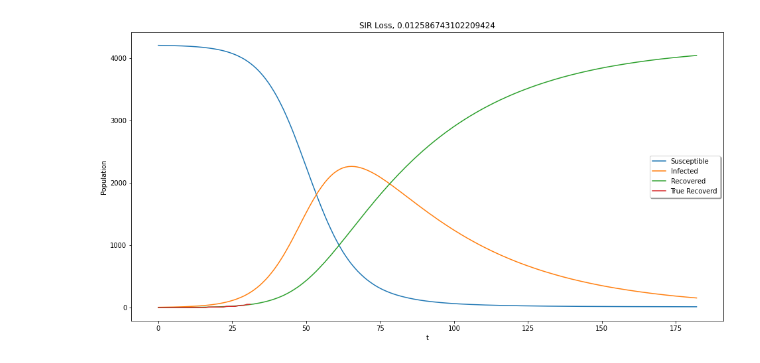
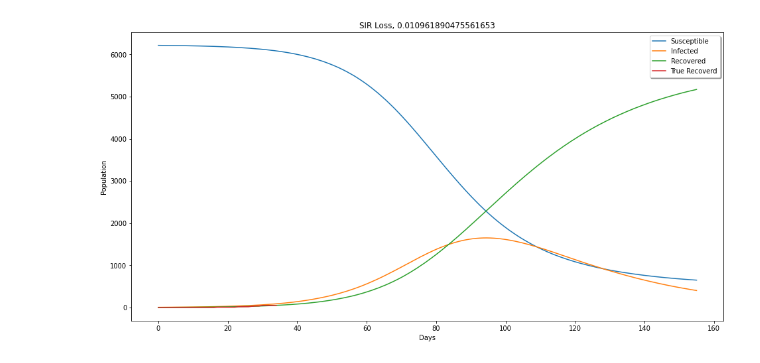
Before and after one commit to efth-mcl/SIR-model-Bayes-Opt, a Jupyter notebook: SIR_bayes_opt.ipynb, the cells around one changed output. Drawn from its saved outputs; the diff is of its cells as text; code cells hidden in the pictures.

Commit message:
Add files via upload
change Time strength

```diff
--- a/SIR_bayes_opt.ipynb
+++ b/SIR_bayes_opt.ipynb
@@ -63,23 +71,19 @@ interactive(children=(FloatSlider(value=0.30000000000000004, description='b', ma
 # %%
-D_T = True_rec.shape[0]
-d_t = np.linspace(0,D_T,D_T)
-std = np.std(True_rec)
-mn = np.mean(True_rec)
-n_data = (True_rec-mn)/std
-F = 1
 def black_box_function(Pop, b, g):
-    sol_ep = solve_ivp(SIR, [0, D_T], [0.999*Pop, 0.001*Pop, 0], args=(Pop, b, g), dense_output=True)
+    sol_ep = solve_ivp(SIR, [0, D_T], [0.999*Pop, 0.001*Pop, b/g], args=(Pop, b, g), dense_output=True)
     ep = sol_ep.sol(d_t)
-    d = (ep.T[:,2]-mn)/std
-    d = (d-n_data)*np.linspace(0.001,F,D_T)
-    loss = np.mean(np.log(np.cosh(list(d))))
+
+    loss = (ep.T[:,2]-mn)/std
+    loss = (loss-n_data)*Time_strength
+    loss = np.mean(np.log(np.cosh(list(loss))))
+
     return -loss
 # %%
-pbounds = {'Pop': (conf[-1]*1.2, 10*10**3),'b':(0.1,0.5), 'g':(0.01,0.05)}
+pbounds = {'Pop': (conf[-1], conf[-1]*10),'b':(0.1,1), 'g':(0.01,0.05)}
 
 optimizer = BayesianOptimization(
     f=black_box_function,
     pbounds=pbounds,
-    verbose=2, # verbose = 1 prints only when a maximum is observed, verbose = 0 is silent
+    verbose=2
 )
 # %%
@@ -94,34 +98,28 @@ optimizer.max
 # %%
 %matplotlib inline
 from ipywidgets import interactive
+T = D_T+120
+t = np.linspace(0, T, T)
 Pop = optimizer.max['params']['Pop']
-D_T = True_rec.shape[0]
-T = D_T+150
-t = np.linspace(0, T, T)
-d_t = np.linspace(0,D_T,D_T)
 b = optimizer.max['params']['b']
 g = optimizer.max['params']['g']
-plt.figure(figsize=(16,8))
-sol_ep = solve_ivp(SIR, [0, T], [0.999*Pop, 0.001*Pop, 0], args=(Pop, b, g), dense_output=True)
+loss = -optimizer.max['target']
+sol_ep = solve_ivp(SIR, [0, T], [0.999*Pop, 0.001*Pop, b/g], args=(Pop, b, g), dense_output=True)
 ep = sol_ep.sol(t)
 
+plt.figure(figsize=(16,8))
 plt.plot(t, ep.T[:,0], label = 'Susceptible')
 plt.plot(t, ep.T[:,1],label='Infected')
 plt.plot(t, ep.T[:,2], label='Recovered')
 plt.plot(True_rec, label='True Recoverd')
-plt.xlabel('t')
+plt.xlabel('Days')
 plt.legend(shadow=True)
-
-
-d = (ep.T[:D_T,2]-mn)/std
-d = (d-n_data)*np.linspace(0.001,F,D_T)
-loss = np.mean(np.log(np.cosh(list(d))))
 
 plt.title('SIR Loss, {}'.format(loss))
 plt.ylabel('Population')
 plt.show()
 # %% [output]
-[figure, old version]
+[figure, new version]
 # %%
 print('b', b)
 print('g', g)
```
Also changed, not shown: parts of 7 cells of this notebook.
